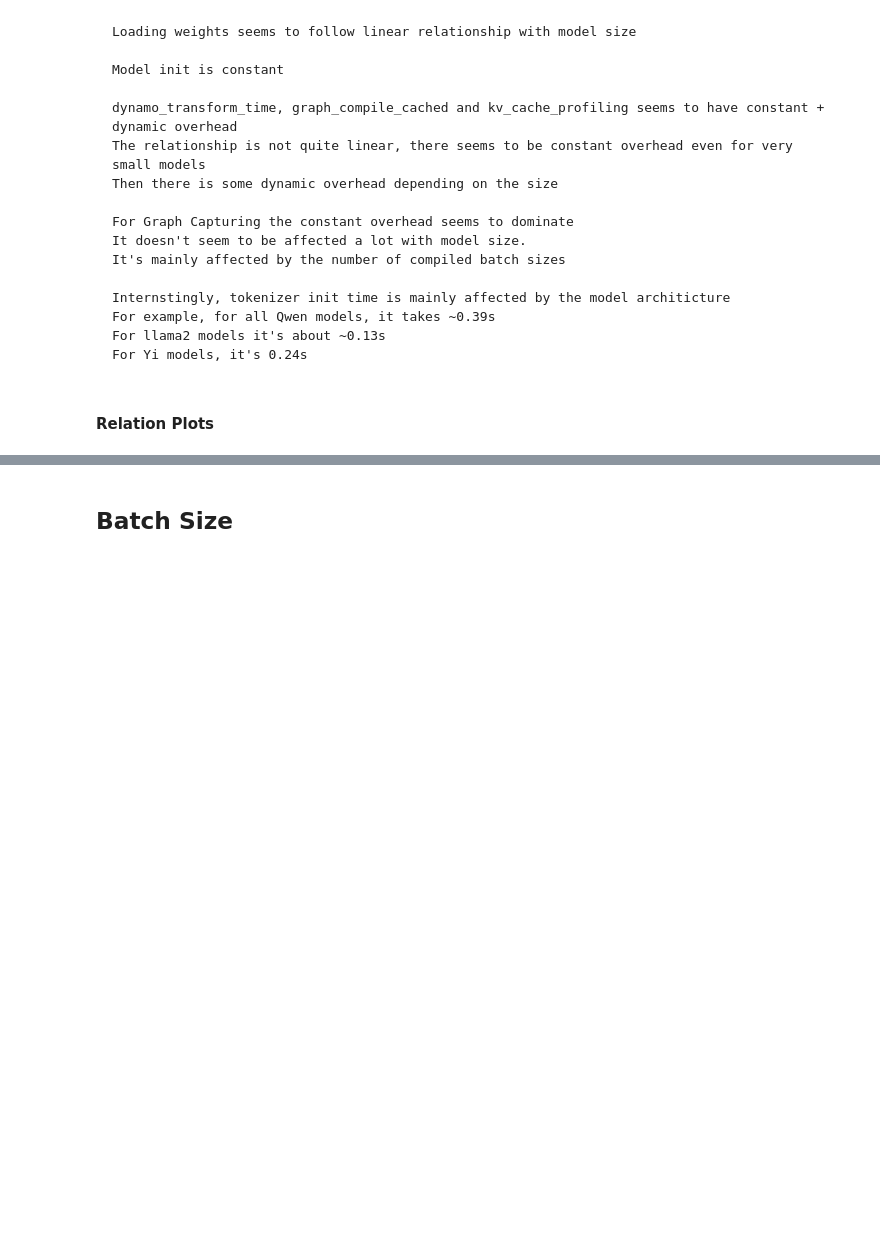
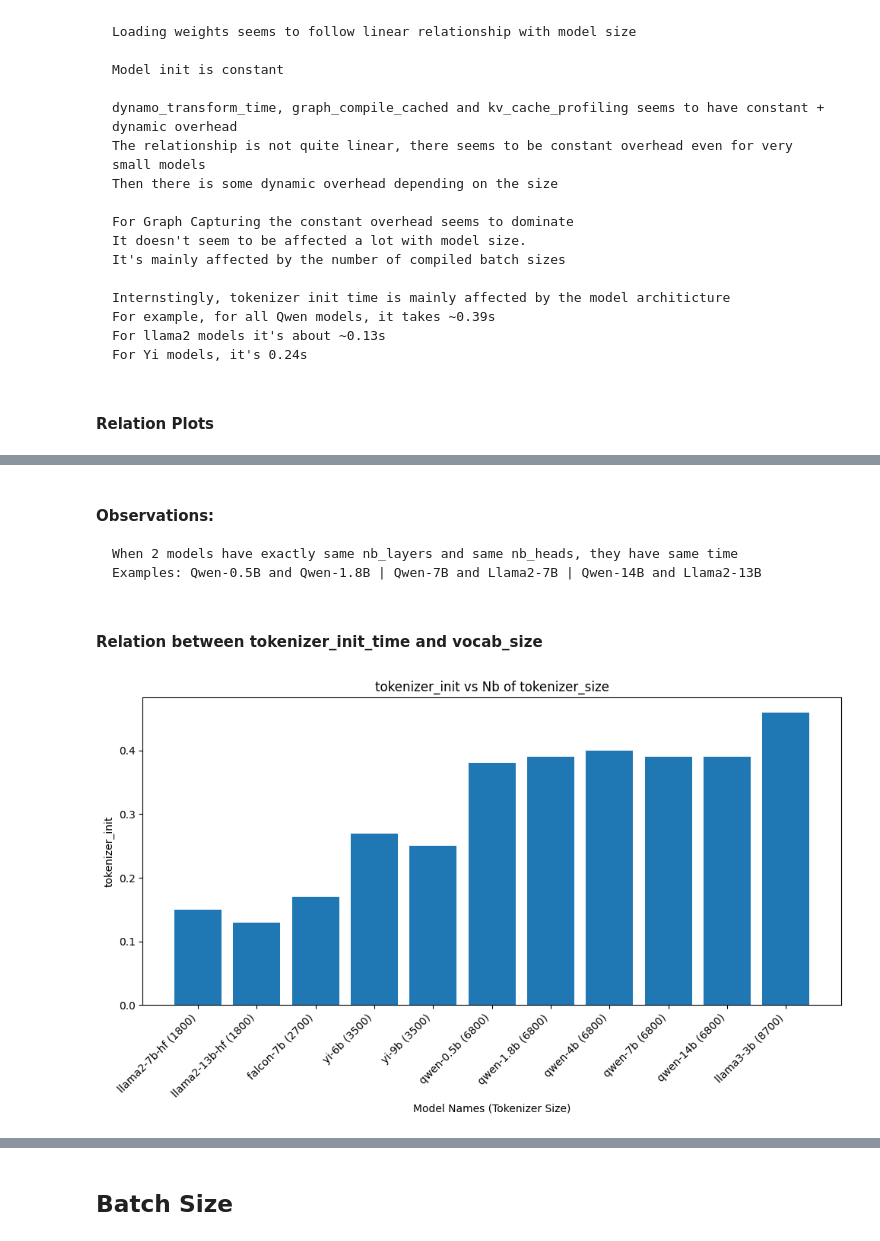
Before and after one commit to Huzifa1/vllm-profiling, a Jupyter notebook: visualize.ipynb, the cells around one changed output, grey strips where cells are left out. Cells and saved outputs as stored; diff of their text form; code cells hidden in the pictures; blank space fills up the shorter version.

````diff
--- a/visualize.ipynb
+++ b/visualize.ipynb
@@ -243,0 +444,38 @@ draw_relationship(model_size_json_filepath, "model_size", keys, "Model Size (Bil
+# %% [markdown]
+#### Observations:
+
+```text
+When 2 models have exactly same nb_layers and same nb_heads, they have same time
+Examples: Qwen-0.5B and Qwen-1.8B | Qwen-7B and Llama2-7B | Qwen-14B and Llama2-13B
+```
+# %% [markdown]
+#### Relation between tokenizer_init_time and vocab_size
+# %%
+def draw_metric_wrt_tokenizer_size(json_filepath, metric):
+    metrics, sorted_labels, sort_indices = get_labels_matrics(json_filepath, "model_size")
+
+    metric_values = [metrics[metric][sort_indices[i]] for i in range(len(sorted_labels))]
+    model_names = [extract_model_name(label) for label in sorted_labels]
+    model_tokenizer_size = [get_model_info(label, "tokenizer_size") for label in sorted_labels]
+
+    # Now sort the values and model names based on the number of tokenizer_size
+    sorted_indices = sorted(range(len(model_tokenizer_size)), key=lambda i: model_tokenizer_size[i])
+    metric_values = [metric_values[i] for i in sorted_indices]
+    model_names = [model_names[i] for i in sorted_indices]
+    model_tokenizer_size = [model_tokenizer_size[i] for i in sorted_indices]
+
+    labels = [f"{model_names[i]} ({model_tokenizer_size[i]})" for i in range(len(model_names))]
+
+    # Now draw a graph of graph_compile_cached vs model_tokenizer_size
+    plt.figure(figsize=(10, 6))
+    plt.bar(labels, metric_values)
+    plt.xlabel("Model Names (Tokenizer Size)")
+    plt.ylabel(metric)
+    plt.title(f"{metric} vs Nb of tokenizer_size")
+    plt.xticks(rotation=45, ha='right')
+    plt.tight_layout()
+    plt.show()
+
+draw_metric_wrt_tokenizer_size("examples/tmp/comparison_results.json", "tokenizer_init")
+# %% [output]
+[figure, added]
````
Also changed, not shown: parts of 7 cells of this notebook, 30 other files.
